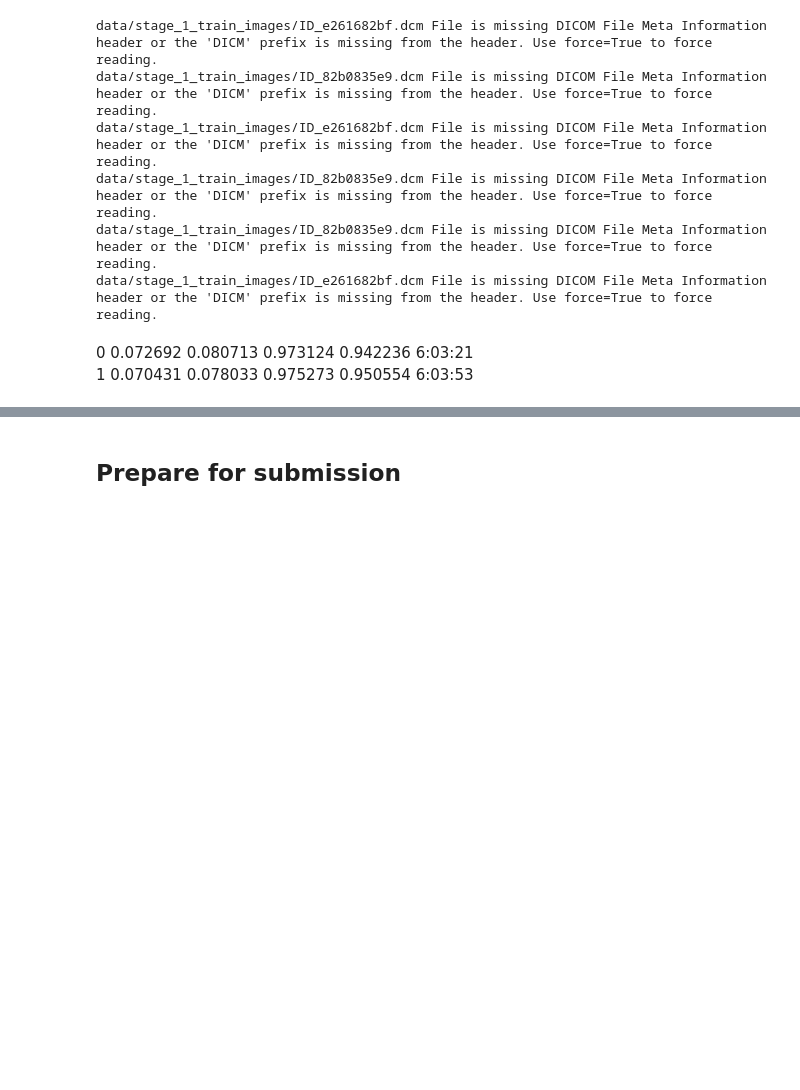
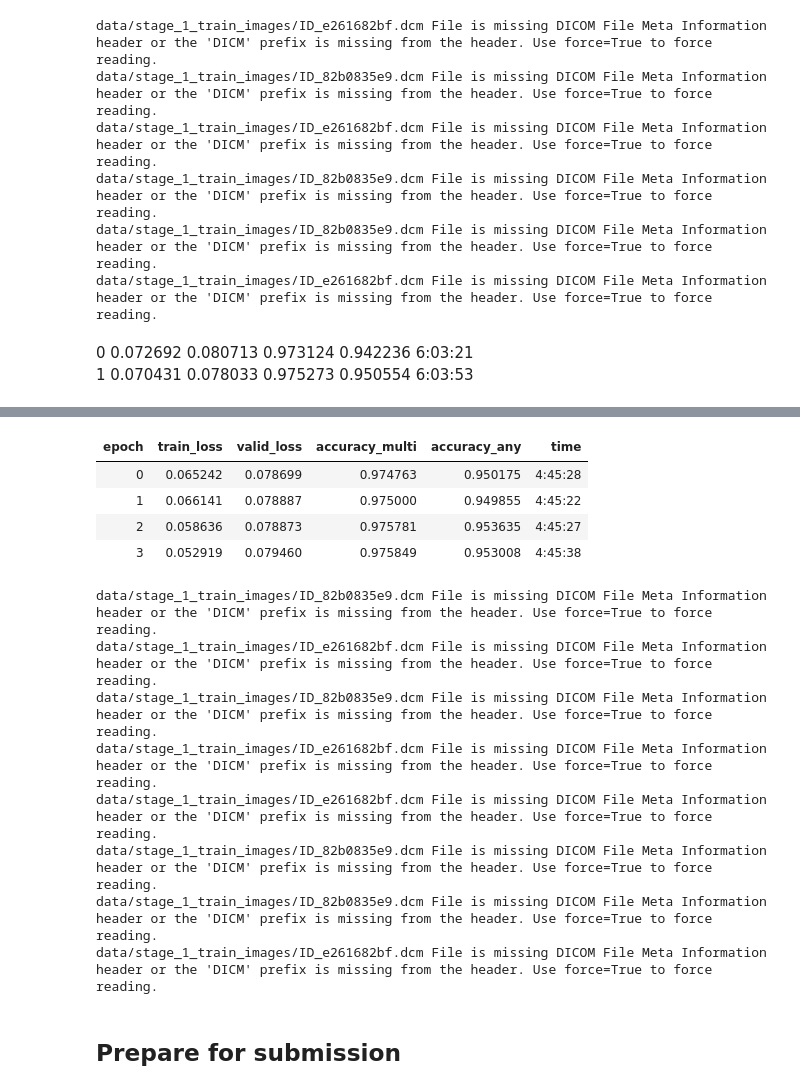
Before and after one commit to CozyDoomer/RSNA-intracranial-hemorrhage-detection, a Jupyter notebook: prototyping-fastai.ipynb, the cells around one changed output, grey strips where cells are left out. Saved outputs shown, nothing was run; the diff lists cells and outputs as text; code cells hidden in the pictures; blank space fills up the shorter version.

Commit message:
added all the notebooks that were used in the end not finishing this competition due to time restraints

```diff
--- a/prototyping-fastai.ipynb
+++ b/prototyping-fastai.ipynb
@@ -270,11 +270,11 @@ learn.loss_func = get_loss(1.0)
 # %% [markdown]
 We can now fine-tune the final layers.
 # %%
-def fit_tune(bs, sz, epochs, lr, save_name='best'):
+def fit_tune(bs, sz, epochs, lr, div_factor=25, save_name='best'):
     dbch = get_data(bs, sz)
     learn.dbunch = dbch
     learn.unfreeze()
-    learn.fit_one_cycle(epochs, slice(lr), cbs=SaveModelCallback(fname=save_name))
+    learn.fit_one_cycle(epochs, slice(lr), div=div_factor, cbs=SaveModelCallback(fname=save_name))
 # %% [markdown]
 ## short training
 # %%
@@ -359,3 +312,19 @@ array([1793835,  110425, 1580126, ...,  810555, 1960308, 2655912])
+# %%
+fit_tune(60, 256, 4, 2e-3, div_factor=50, save_name='xresnet50_256px_transfer')
+# %% [output]
+| epoch | train_loss | valid_loss | accuracy_multi | accuracy_any | time |
+| 0 | 0.065242 | 0.078699 | 0.974763 | 0.950175 | 4:45:28 |
+| 1 | 0.066141 | 0.078887 | 0.975000 | 0.949855 | 4:45:22 |
+| 2 | 0.058636 | 0.078873 | 0.975781 | 0.953635 | 4:45:27 |
+| 3 | 0.052919 | 0.079460 | 0.975849 | 0.953008 | 4:45:38 |
+data/stage_1_train_images/ID_82b0835e9.dcm File is missing DICOM File Meta Information header or the 'DICM' prefix is missing from the header. Use force=True to force reading.
+data/stage_1_train_images/ID_e261682bf.dcm File is missing DICOM File Meta Information header or the 'DICM' prefix is missing from the header. Use force=True to force reading.
+data/stage_1_train_images/ID_82b0835e9.dcm File is missing DICOM File Meta Information header or the 'DICM' prefix is missing from the header. Use force=True to force reading.
+data/stage_1_train_images/ID_e261682bf.dcm File is missing DICOM File Meta Information header or the 'DICM' prefix is missing from the header. Use force=True to force reading.
+data/stage_1_train_images/ID_e261682bf.dcm File is missing DICOM File Meta Information header or the 'DICM' prefix is missing from the header. Use force=True to force reading.
+data/stage_1_train_images/ID_82b0835e9.dcm File is missing DICOM File Meta Information header or the 'DICM' prefix is missing from the header. Use force=True to force reading.
+data/stage_1_train_images/ID_82b0835e9.dcm File is missing DICOM File Meta Information header or the 'DICM' prefix is missing from the header. Use force=True to force reading.
+data/stage_1_train_images/ID_e261682bf.dcm File is missing DICOM File Meta Information header or the 'DICM' prefix is missing from the header. Use force=True to force reading.
 # %% [markdown]
 ## Prepare for submission
 # %%
```
Also changed, not shown: parts of 30 cells of this notebook, 4 other files.
